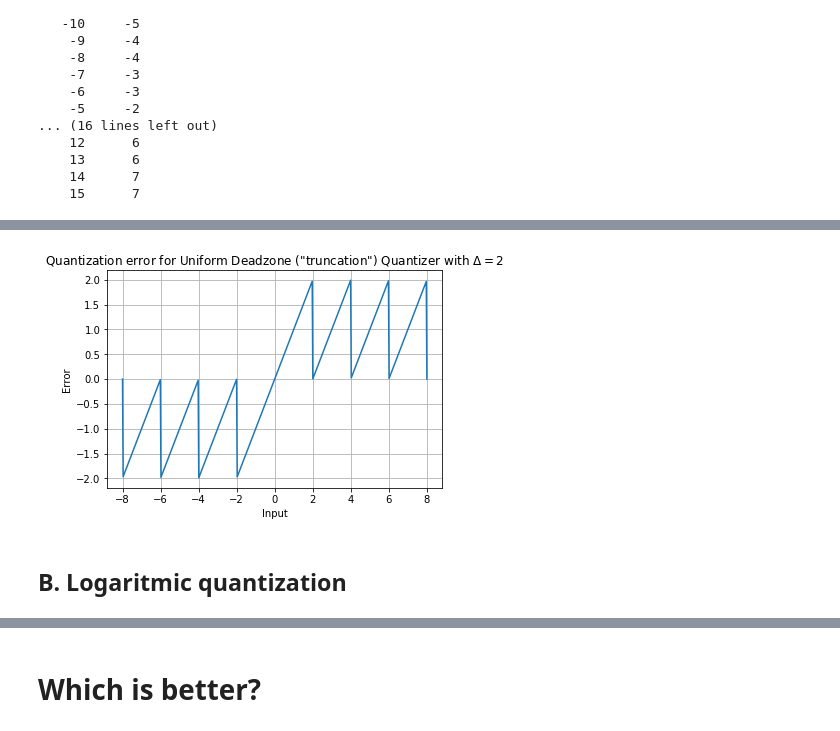
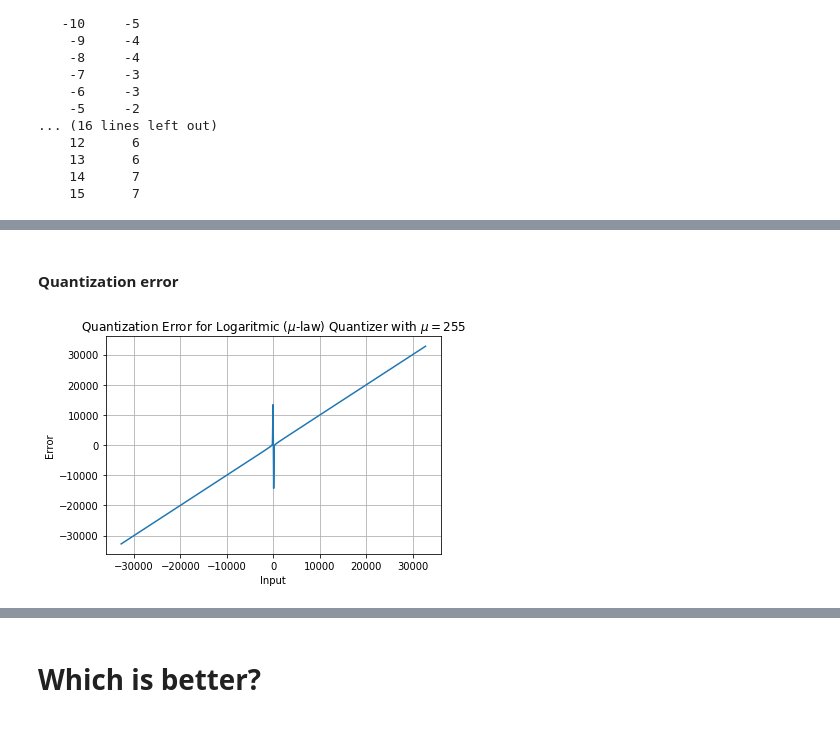
Before and after one commit to Tecnologias-multimedia/Tecnologias-multimedia.github.io, a Jupyter notebook: study_guide/quantization/graphics/quantization.ipynb, the cells around one changed output, grey strips where cells are left out. Saved outputs shown, nothing was run; the diff lists cells and outputs as text; code cells hidden in the pictures.

```diff
--- a/study_guide/quantization/graphics/quantization.ipynb
+++ b/study_guide/quantization/graphics/quantization.ipynb
@@ -273,0 +338,3 @@ print_center(x, y, 32)
+# %%
+def muLaw_compress(x, mu):
+    return np.log(1+mu*np.abs(x))/np.log(1+mu)*np.sign(x)
@@ -273,0 +344,6 @@ print_center(x, y, 32)
+# %%
+x_plot = np.linspace(-32768, 32767, 500) # Input samples
+
+mu = 255
+y_plot = (32768*muLaw_compress(x_plot/32768, mu)).astype(np.int16)
+plot_quantizer(x_plot, y_plot, 'Logaritmic ($\mu$-law) Quantizer with $\mu={}$'.format(mu))
@@ -274,8 +352,8 @@ print_center(x, y, 32)
+# %% [markdown]
+#### Quantization error
 # %%
-x_plot_recons = y_plot * quantization_step
-error_plot = x_plot-x_plot_recons
-plot_quantization_error(x_plot, error_plot, 'Quantization error for Uniform Deadzone ("truncation") Quantizer with $\Delta={}$'.format(quantization_step))
+x_plot_recons = (32768*muLaw_dequantizer(y_plot/32768, mu)).astype(np.int16)
+error_plot = x_plot - x_plot_recons
+plot_quantization_error(x_plot, error_plot, 'Quantization Error for Logaritmic ($\mu$-law) Quantizer with $\mu={}$'.format(mu))
 # %% [output]
-[figure, old version]
+[figure, new version]
-# %% [markdown]
-## B. Logaritmic quantization
```
Also changed, not shown: parts of 84 cells of this notebook, 1 other file.
